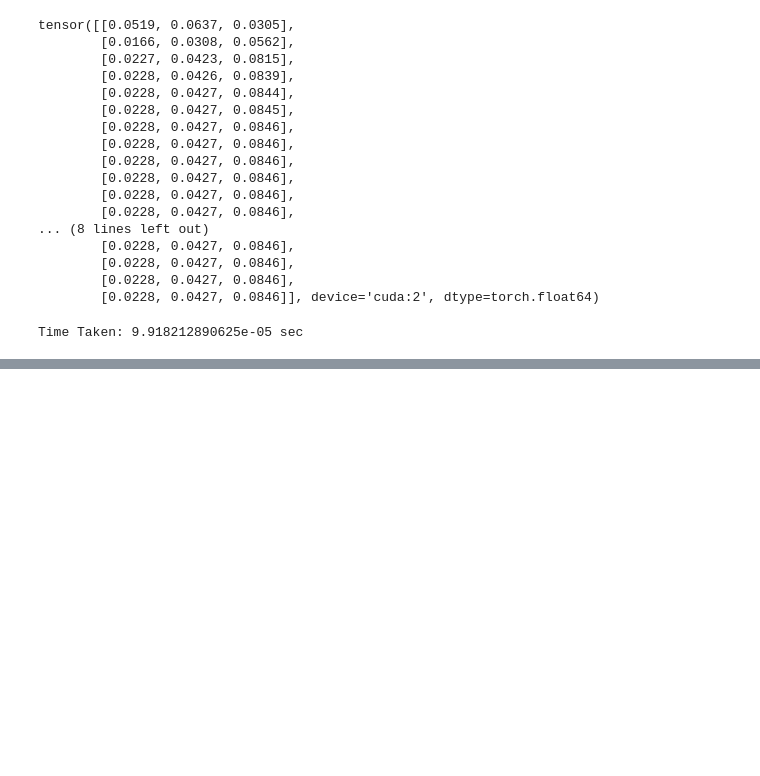
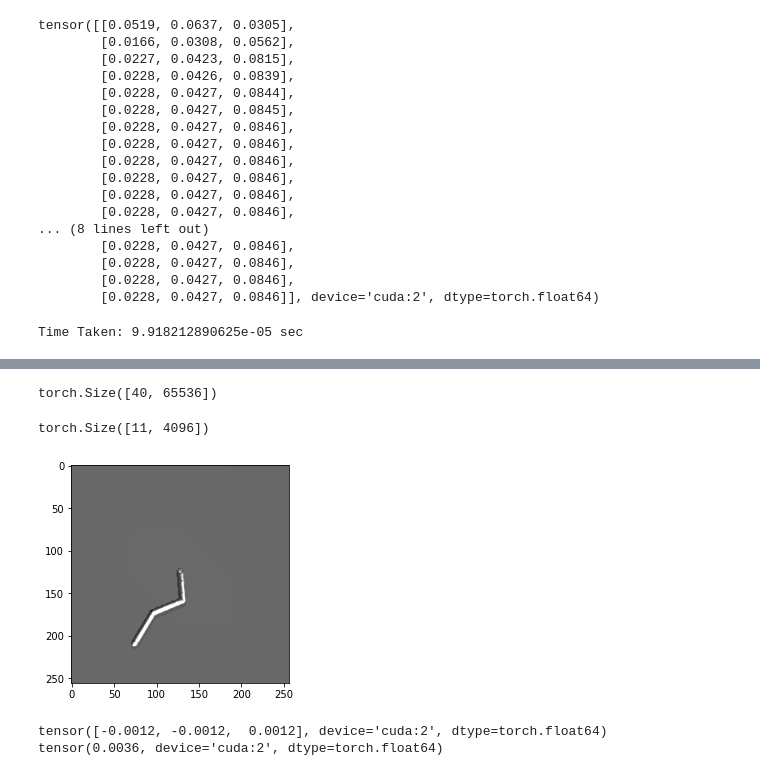
Before and after one commit to PradeepKadubandi/DemoPlanner, a Jupyter notebook: playground.ipynb, the cells around one changed output, grey strips where cells are left out. Drawn from its saved outputs; the diff is of its cells as text; code cells hidden in the pictures; blank space fills up the shorter version.

```diff
--- a/playground.ipynb
+++ b/playground.ipynb
@@ -402,0 +215,2 @@ plt.close()
+# %%
+traj_dataset = SimpleReacherTrajectoryDataset(root_folder, range(10), device=device)
@@ -402,0 +219,23 @@ plt.close()
+# %%
+traj_dataset[7]['images'].shape
+# %% [output]
+torch.Size([40, 65536])
+# %%
+new_traj_dataset[0]['images'].shape
+# %% [output]
+torch.Size([11, 4096])
+# %%
+t7_last = traj_dataset[7]['images'][-1].reshape(256, 256)
+# %%
+fig = plt.imshow(t7_last.cpu().numpy(), cmap='gray')
+plt.savefig('Old.jpg')
+# %% [output]
+[figure, added]
+# %%
+last_row = traj_dataset[7]['states'][-1]
+goal_dev = last_row[3:6] - last_row[:3]
+print (goal_dev)
+print (torch.sum(torch.abs(goal_dev)))
+# %% [output]
+tensor([-0.0012, -0.0012,  0.0012], device='cuda:2', dtype=torch.float64)
+tensor(0.0036, device='cuda:2', dtype=torch.float64)
```
Also changed, not shown: parts of 68 cells of this notebook, 2 other files.
